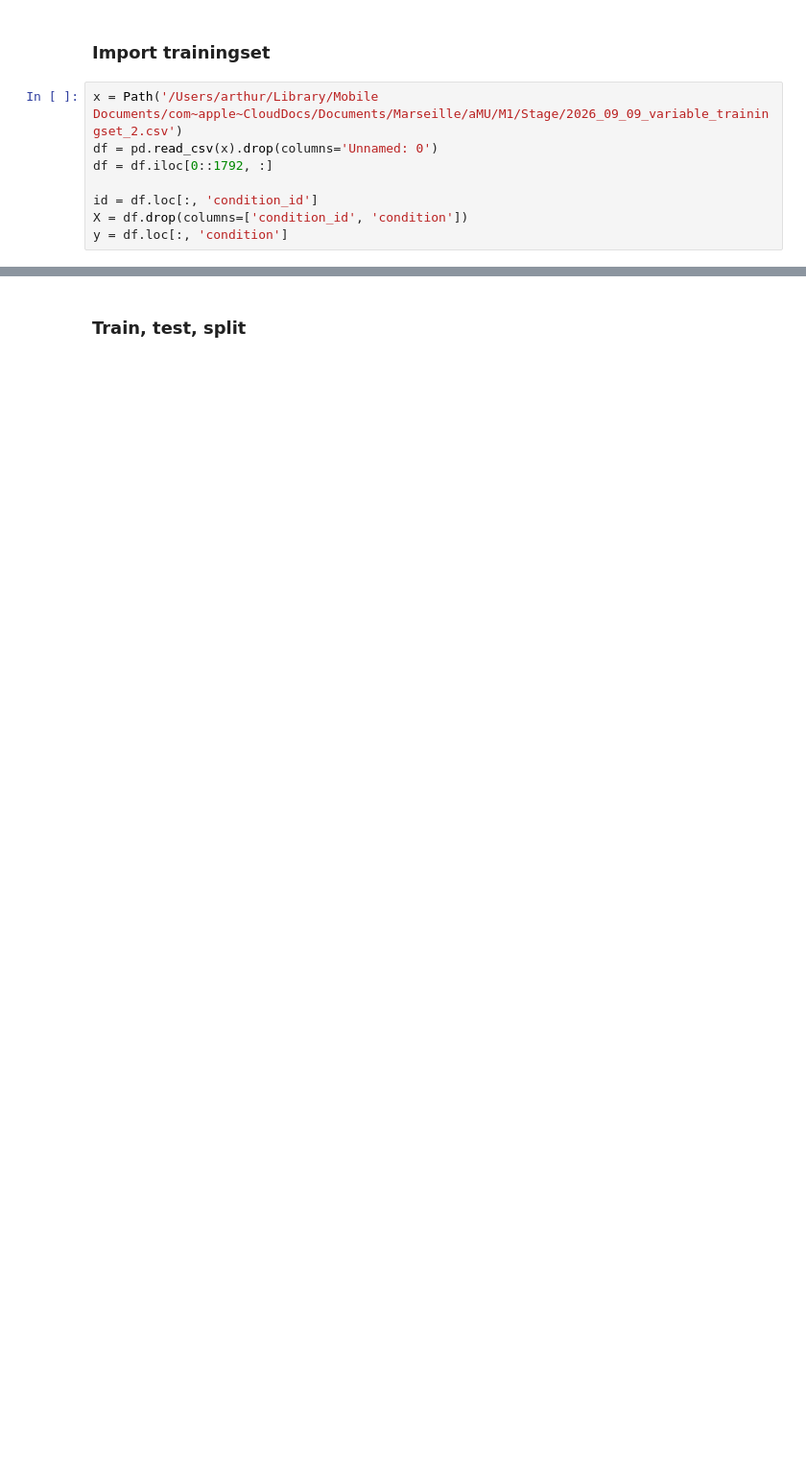
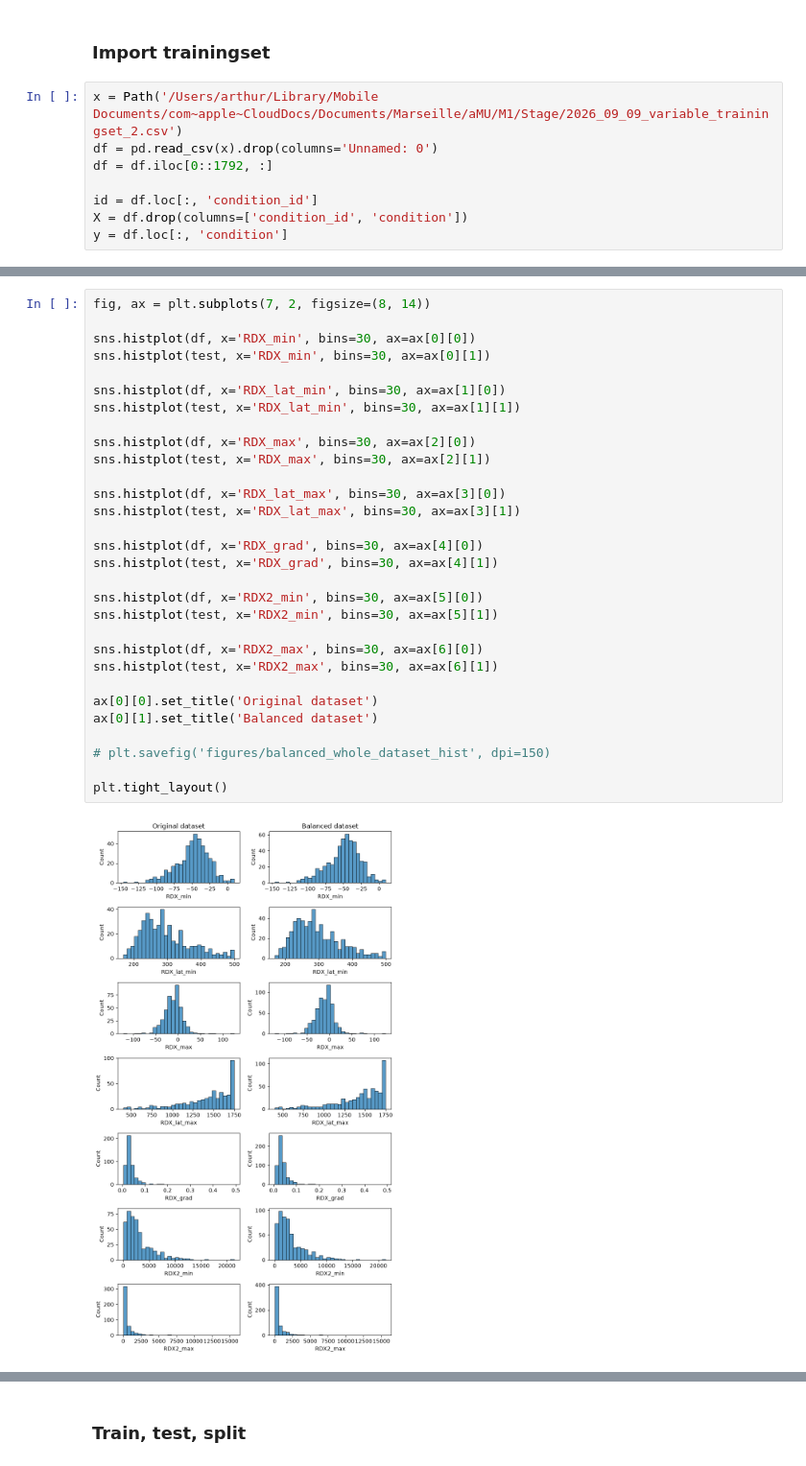
Before and after one commit to arthbreaker/2026_M1_internship, a Jupyter notebook: modeling.ipynb, the cells around one changed output, grey strips where cells are left out. Shown at 96% size. Drawn from its saved outputs; the diff is of its cells as text; blank space fills up the shorter version.

```diff
--- a/modeling.ipynb
+++ b/modeling.ipynb
@@ -41,0 +63,32 @@ df
+# %%
+fig, ax = plt.subplots(7, 2, figsize=(8, 14))
+
+sns.histplot(df, x='RDX_min', bins=30, ax=ax[0][0])
+sns.histplot(test, x='RDX_min', bins=30, ax=ax[0][1])
+
+sns.histplot(df, x='RDX_lat_min', bins=30, ax=ax[1][0])
+sns.histplot(test, x='RDX_lat_min', bins=30, ax=ax[1][1])
+
+sns.histplot(df, x='RDX_max', bins=30, ax=ax[2][0])
+sns.histplot(test, x='RDX_max', bins=30, ax=ax[2][1])
+
+sns.histplot(df, x='RDX_lat_max', bins=30, ax=ax[3][0])
+sns.histplot(test, x='RDX_lat_max', bins=30, ax=ax[3][1])
+
+sns.histplot(df, x='RDX_grad', bins=30, ax=ax[4][0])
+sns.histplot(test, x='RDX_grad', bins=30, ax=ax[4][1])
+
+sns.histplot(df, x='RDX2_min', bins=30, ax=ax[5][0])
+sns.histplot(test, x='RDX2_min', bins=30, ax=ax[5][1])
+
+sns.histplot(df, x='RDX2_max', bins=30, ax=ax[6][0])
+sns.histplot(test, x='RDX2_max', bins=30, ax=ax[6][1])
+
+ax[0][0].set_title('Original dataset')
+ax[0][1].set_title('Balanced dataset')
+
+# plt.savefig('figures/balanced_whole_dataset_hist', dpi=150)
+
+plt.tight_layout()
+# %% [output]
+[figure, added]
```
Also changed, not shown: parts of 34 cells of this notebook, 6 other files.
